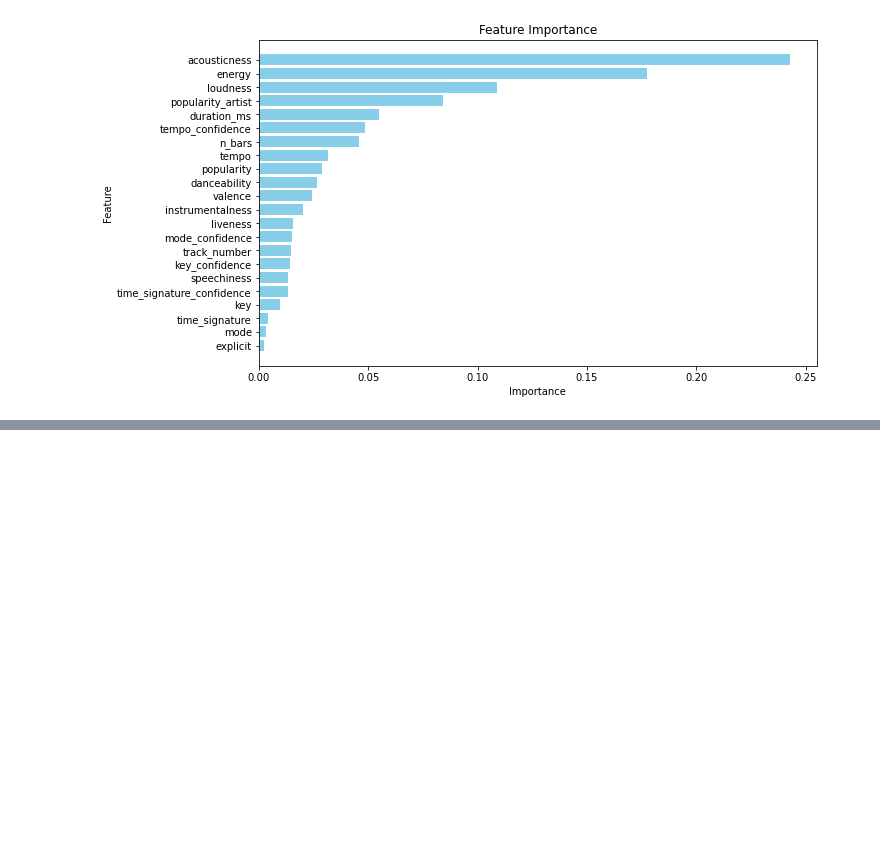
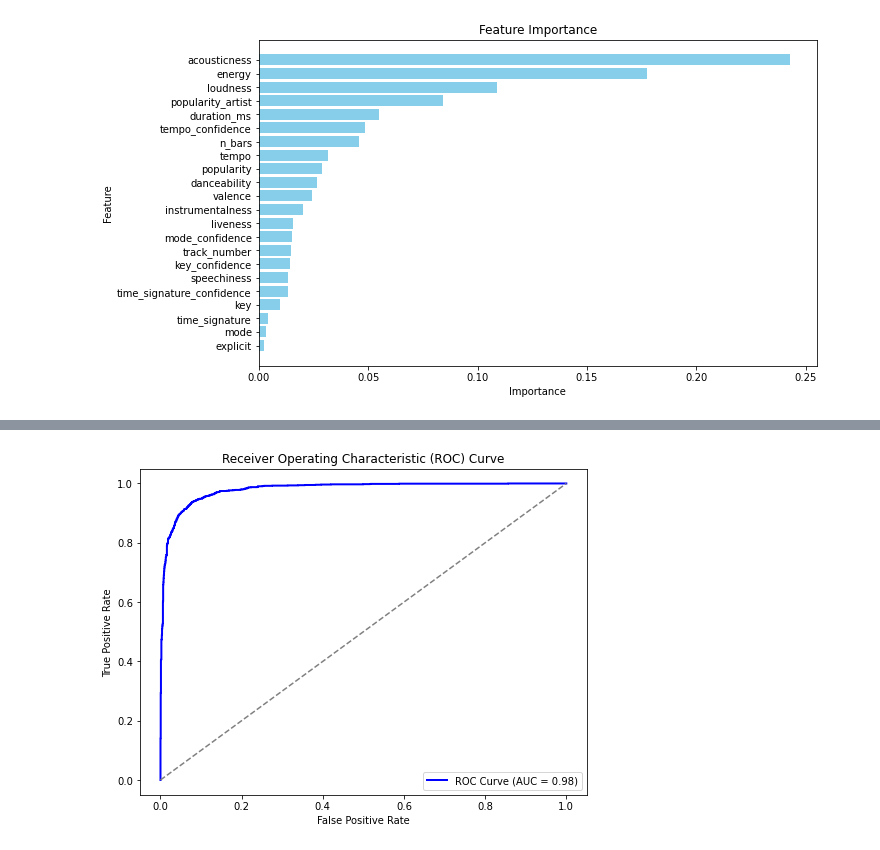
Before and after one commit to Bakko000/Data-Mining-2, a Jupyter notebook: advancedclass.ipynb, the cells around one changed output, grey strips where cells are left out. Cells and saved outputs as stored; diff of their text form; code cells hidden in the pictures; blank space fills up the shorter version.

```diff
--- a/advancedclass.ipynb
+++ b/advancedclass.ipynb
@@ -365,11 +365,11 @@ gbm = GradientBoostingClassifier()
 
 # Define the parameter grid
 param_grid = {
-    'n_estimators': [100, 200, 300],  # Number of trees
-    'max_depth': [3, 5, 7],  # Maximum depth of each tree
-    'learning_rate': [0.01, 0.05, 0.1],  # Learning rate
-    'min_samples_split': [2, 5, 10],  # Minimum number of samples required to split a node
-    'min_samples_leaf': [1, 3, 5]  # Minimum number of samples required at each leaf node
+    'n_estimators': [200, 300],  # Number of trees
+    'max_depth': [5, 7],  # Maximum depth of each tree
+    'learning_rate': [0.01, 0.05],  # Learning rate
+    'min_samples_split': [5, 10],  # Minimum number of samples required to split a node
+    'min_samples_leaf': [3, 5]  # Minimum number of samples required at each leaf node
 }
 
 # Create the GridSearchCV object
@@ -380,7 +380,7 @@ grid_search = GridSearchCV(estimator=gbm,
                            )
 
 # Fit the GridSearchCV object to the data
-grid_search.fit(X_train, y_train)
+grid_search.fit(X_train_norm, y_train)
 
 # Get the best parameters and the best score
 best_params = grid_search.best_params_
@@ -408,0 +394,4 @@ print("Best Score:", best_score)
+# %%
+# Create the Gradient Boosting Machine model
+gbm = GradientBoostingClassifier(**best_params)
+gbm.fit(X_train_norm, y_train)
@@ -408,0 +422,24 @@ print("Best Score:", best_score)
+# %%
+# Make predictions on the test set
+y_pred = gbm.predict(X_test_norm)
+
+# Calculate predicted probabilities for the positive class
+y_prob = gbm.predict_proba(X_test_norm)[:, 1]
+
+# Calculate false positive rate (FPR) and true positive rate (TPR)
+fpr, tpr, thresholds = roc_curve(y_test, y_prob)
+auc = roc_auc_score(y_test, y_prob)
+
+# Plot ROC curve
+import matplotlib.pyplot as plt
+
+plt.figure(figsize=(8, 6))
+plt.plot(fpr, tpr, color='blue', lw=2, label=f'ROC Curve (AUC = {auc:.2f})')
+plt.plot([0, 1], [0, 1], color='gray', linestyle='--')
+plt.xlabel('False Positive Rate')
+plt.ylabel('True Positive Rate')
+plt.title('Receiver Operating Characteristic (ROC) Curve')
+plt.legend(loc='lower right')
+plt.show()
+# %% [output]
+[figure, added]
```
Also changed, not shown: parts of 5 cells of this notebook.
